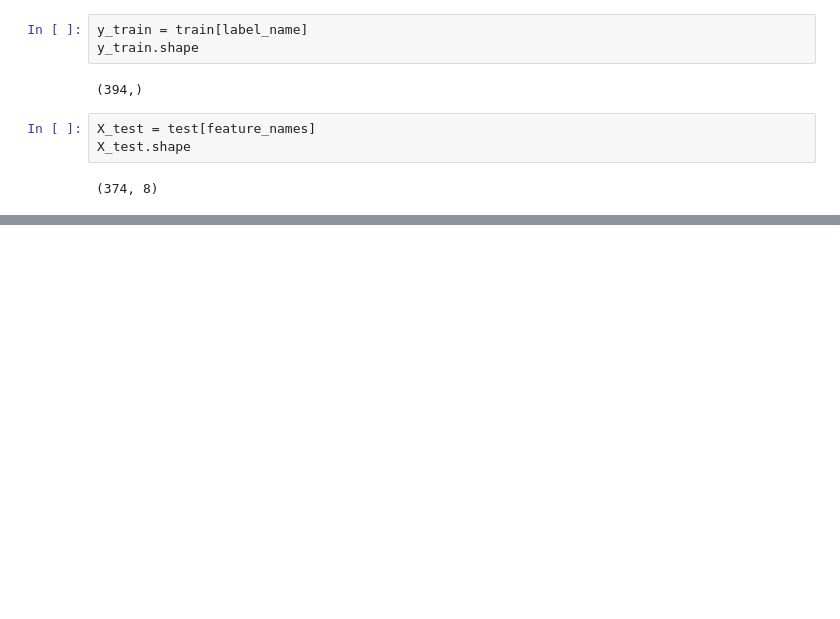
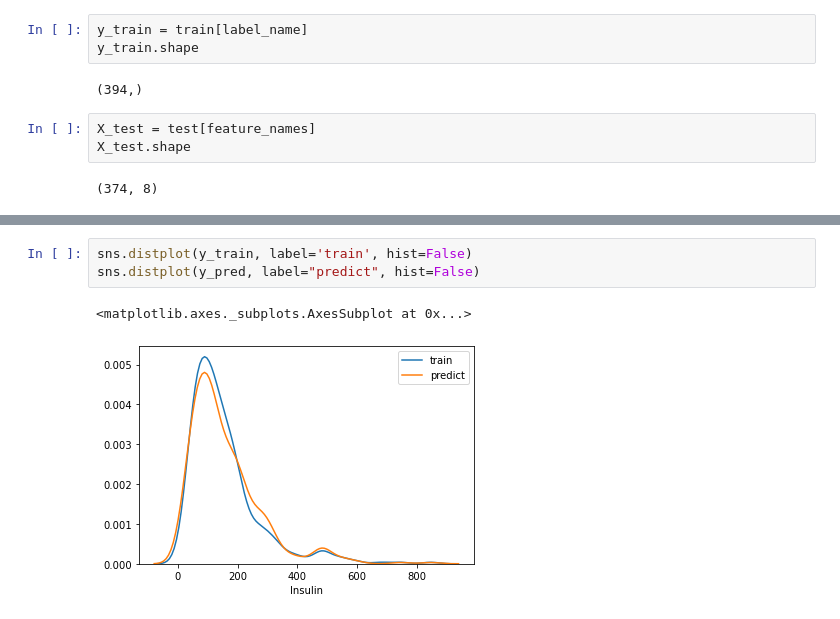
Before and after one commit to swoos91/KaggleStudy, a Jupyter notebook: Diabetes/Diabetes_reg.ipynb, the cells around one changed output, grey strips where cells are left out. Drawn from its saved outputs; the diff is of its cells as text; blank space fills up the shorter version.

```diff
--- a/Diabetes/Diabetes_reg.ipynb
+++ b/Diabetes/Diabetes_reg.ipynb
@@ -76,0 +134,6 @@ y_test.shape
+# %%
+sns.distplot(y_train, label='train', hist=False)
+sns.distplot(y_pred, label="predict", hist=False)
+# %% [output]
+<matplotlib.axes._subplots.AxesSubplot at 0x...>
+[figure, added]
```
Also changed, not shown: parts of 20 cells of this notebook.
